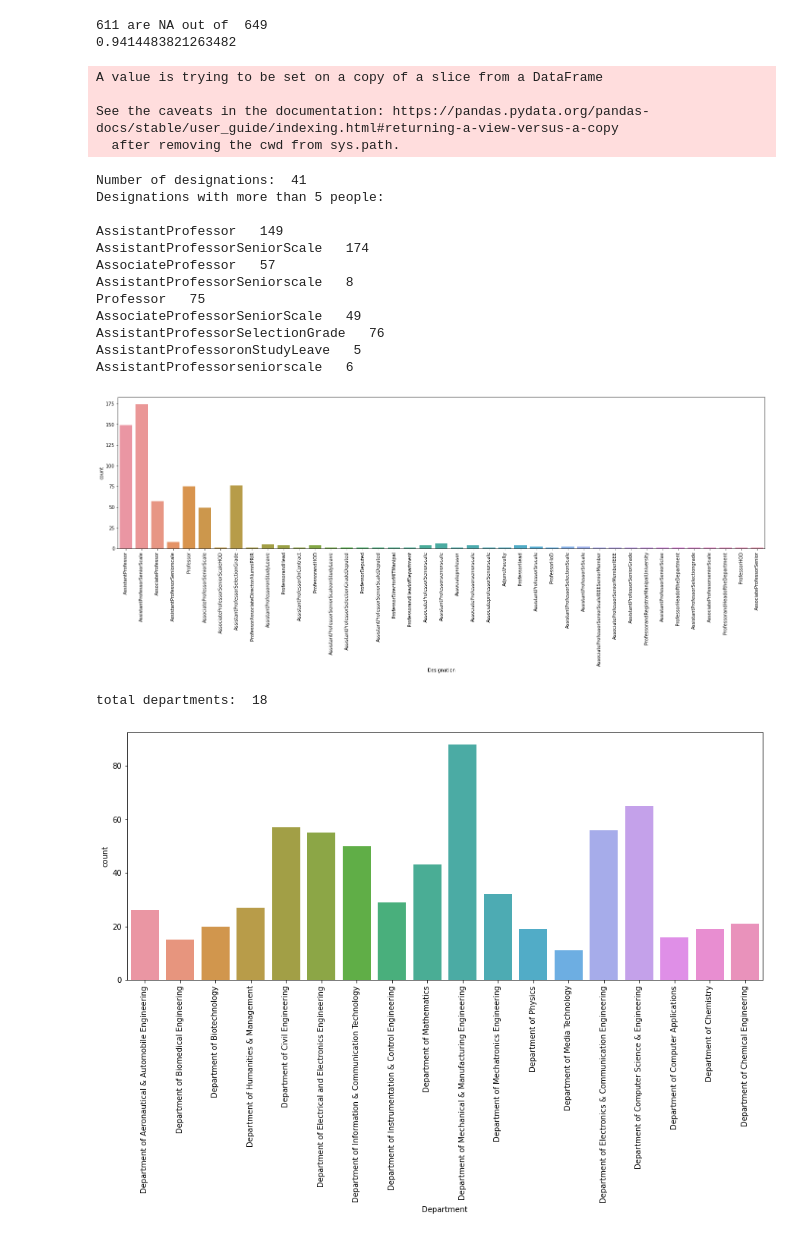
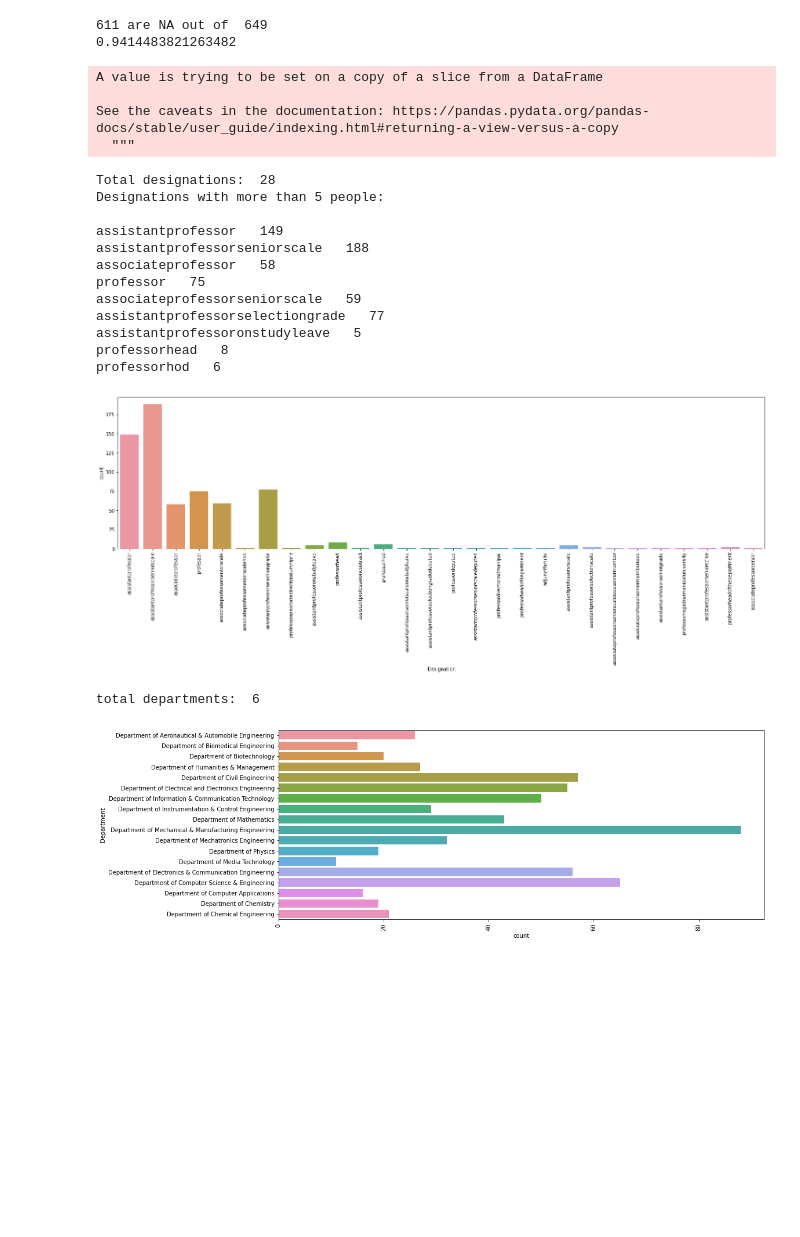
Before and after one commit to dhanusrikar/CarmelSolutions_Internship, a Jupyter notebook: mit_faculty_data_viz.ipynb, the cells around one changed output. Drawn from its saved outputs; the diff is of its cells as text; code cells hidden in the pictures; blank space fills up the shorter version.

```diff
--- a/mit_faculty_data_viz.ipynb
+++ b/mit_faculty_data_viz.ipynb
@@ -132,7 +132,8 @@ print(df.Website.isna().sum() / len(df.Website))
 # %%
 myset = dict()
 for i in range(0, len(df['Designation'])):
-    x = df['Designation'][i]
+    x = df['Designation'][i].lower()
+    x = x.replace('and','')
     df['Designation'][i] = ''.join(char for char in x if char.isalnum())
     try:
         myset[df['Designation'][i]] += 1
@@ -143,7 +144,7 @@ for i in range(0, len(df['Designation'])):
 A value is trying to be set on a copy of a slice from a DataFrame
 
 See the caveats in the documentation: https://pandas.pydata.org/pandas-docs/stable/user_guide/indexing.html#returning-a-view-versus-a-copy
-  after removing the cwd from sys.path.
+  """
 # %%
 print("Total designations: ", len(myset))
 print("Designations with more than 5 people: ")
@@ -153,29 +154,29 @@ for i in myset:
         continue
     print(i, " ", myset[i])
 # %% [output]
-Number of designations:  41
+Total designations:  28
 Designations with more than 5 people:
 
-AssistantProfessor   149
-AssistantProfessorSeniorScale   174
-AssociateProfessor   57
-AssistantProfessorSeniorscale   8
-Professor   75
-AssociateProfessorSeniorScale   49
-AssistantProfessorSelectionGrade   76
-AssistantProfessoronStudyLeave   5
-AssistantProfessorseniorscale   6
+assistantprofessor   149
+assistantprofessorseniorscale   188
+associateprofessor   58
+professor   75
+associateprofessorseniorscale   59
+assistantprofessorselectiongrade   77
+assistantprofessoronstudyleave   5
+professorhead   8
+professorhod   6
 # %%
 plt.subplots(figsize = (25,6))
 sns.countplot(df['Designation'])
 x = xticks(rotation =90)
 # %% [output]
-[figure, old version]
+[figure, new version]
 # %%
 plt.subplots(figsize=(15, 6))
-sns.countplot(df['Department'])
+sns.countplot(y = df['Department'])
 x = xticks(rotation=90)
 print("total departments: ", len(x[1]))
 # %% [output]
-total departments:  18
+total departments:  6
-[figure, old version]
+[figure, new version]
```
